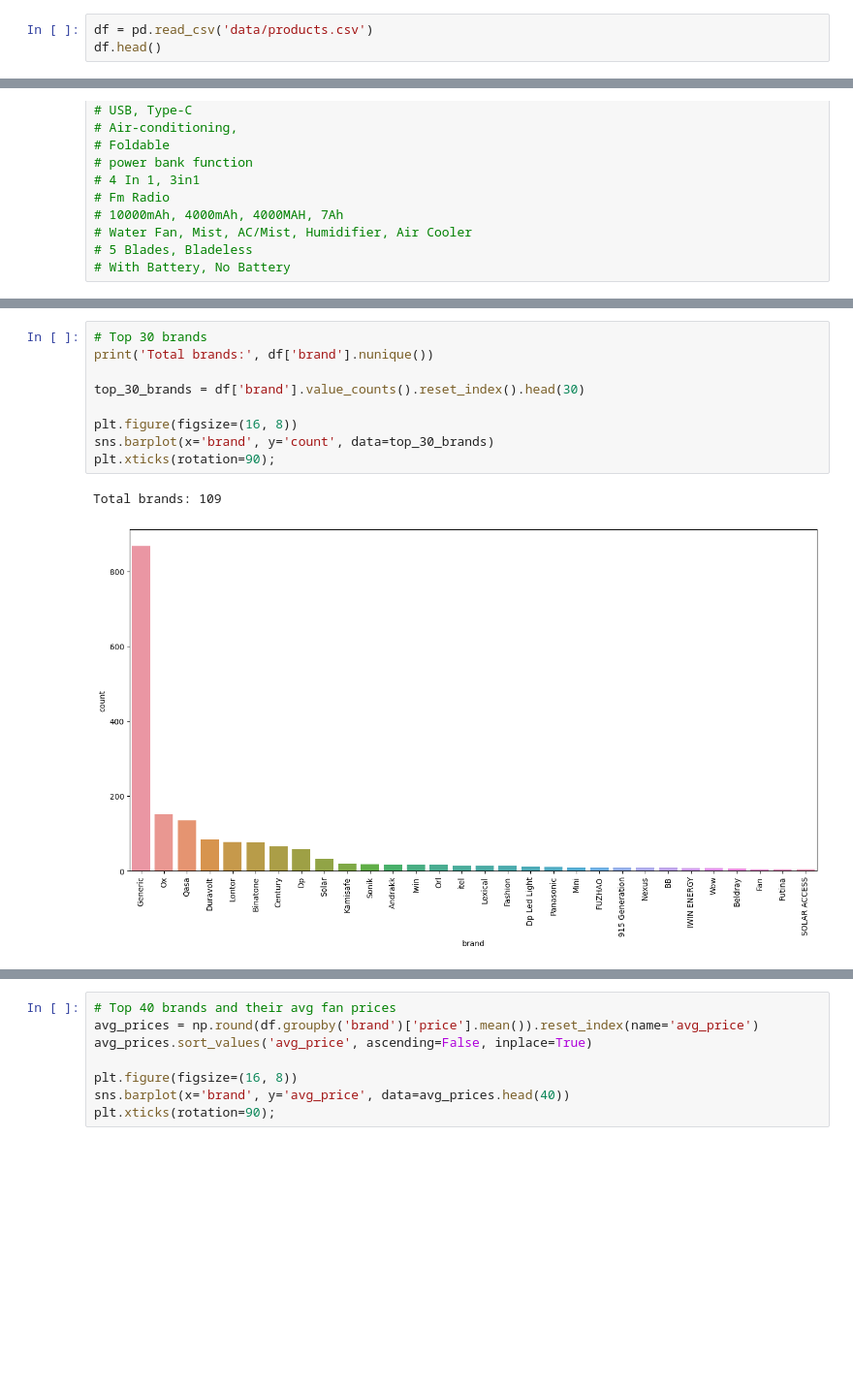
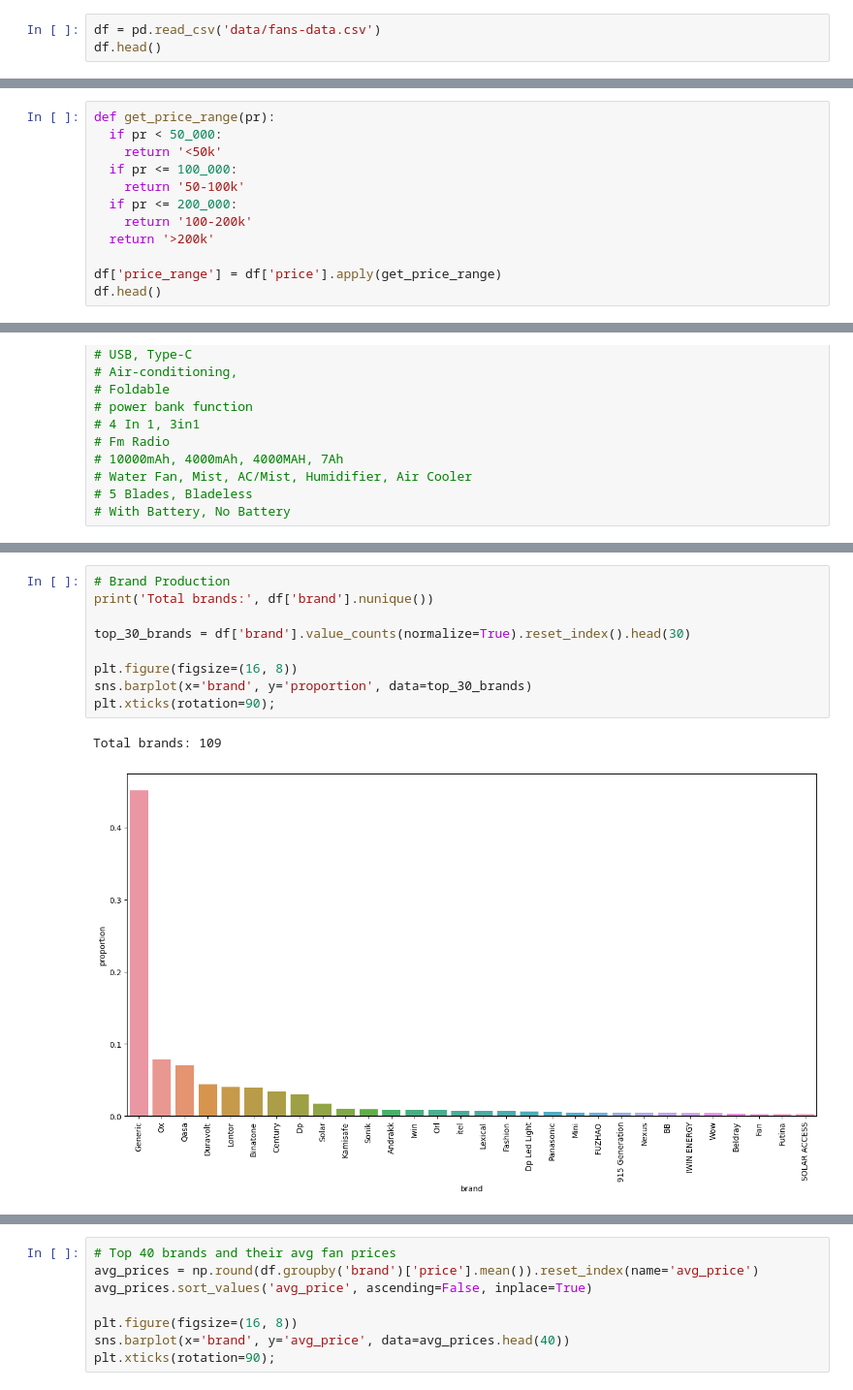
Before and after one commit to Chimmz/ecommerce-electric-fans-webscraping-analysis, a Jupyter notebook: analysis.ipynb, the cells around one changed output, grey strips where cells are left out. Shown at 97% size. Saved outputs shown, nothing was run; the diff lists cells and outputs as text; blank space fills up the shorter version.

```diff
--- a/analysis.ipynb
+++ b/analysis.ipynb
@@ -6,3 +7,3 @@ import numpy as np
 # %%
-df = pd.read_csv('data/products.csv')
+df = pd.read_csv('data/fans-data.csv')
 df.head()
@@ -217,0 +236,12 @@ df.describe().T
+# %%
+def get_price_range(pr):
+  if pr < 50_000:
+    return '<50k'
+  if pr <= 100_000:
+    return '50-100k'
+  if pr <= 200_000:
+    return '100-200k'
+  return '>200k'
+
+df['price_range'] = df['price'].apply(get_price_range)
+df.head()
@@ -282,13 +393,13 @@ https://gist.github.com/mwaskom/de44147ed2974457ad6372750bbe5751
 # %%
-# Top 30 brands
+# Brand Production
 print('Total brands:', df['brand'].nunique())
 
-top_30_brands = df['brand'].value_counts().reset_index().head(30)
+top_30_brands = df['brand'].value_counts(normalize=True).reset_index().head(30)
 
 plt.figure(figsize=(16, 8))
-sns.barplot(x='brand', y='count', data=top_30_brands)
+sns.barplot(x='brand', y='proportion', data=top_30_brands)
 plt.xticks(rotation=90);
 # %% [output]
 Total brands: 109
-[figure, old version]
+[figure, new version]
 # %%
```
Also changed, not shown: parts of 28 cells of this notebook, 3 other files.
